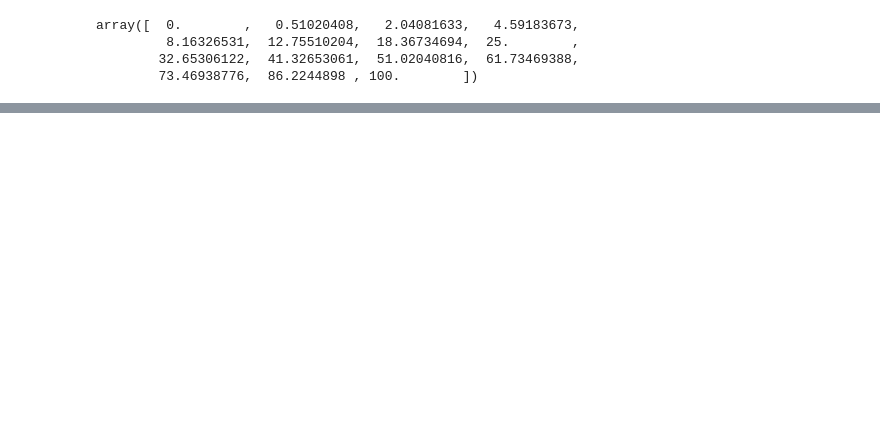
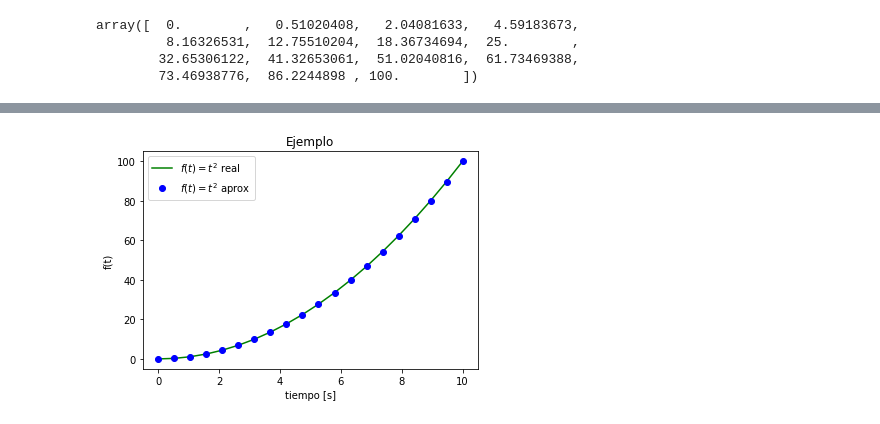
Before and after one commit to stivio00/NumericalMethodsJupyter, a Jupyter notebook: Intro.ipynb, the cells around one changed output, grey strips where cells are left out. Drawn from its saved outputs; the diff is of its cells as text; code cells hidden in the pictures; blank space fills up the shorter version.

```diff
--- a/Intro.ipynb
+++ b/Intro.ipynb
@@ -181,0 +190,3 @@ array([  0.        ,   0.51020408,   2.04081633,   4.59183673,
+# %%
+t = np.linspace(0,10, 20)
+x = t**2
@@ -181,0 +209,11 @@ array([  0.        ,   0.51020408,   2.04081633,   4.59183673,
+# %%
+plt.title("Ejemplo")
+
+plt.plot(t,x, "g-", label="$f(t) = t^2$ real")
+plt.plot(t,x, "bo", label="$f(t) = t^2$ aprox")
+plt.legend(loc="best")
+plt.xlabel("tiempo [s]")
+plt.ylabel("f(t)")
+plt.show()
+# %% [output]
+[figure, added]
```
Also changed, not shown: parts of 11 cells of this notebook, 8 other files.
